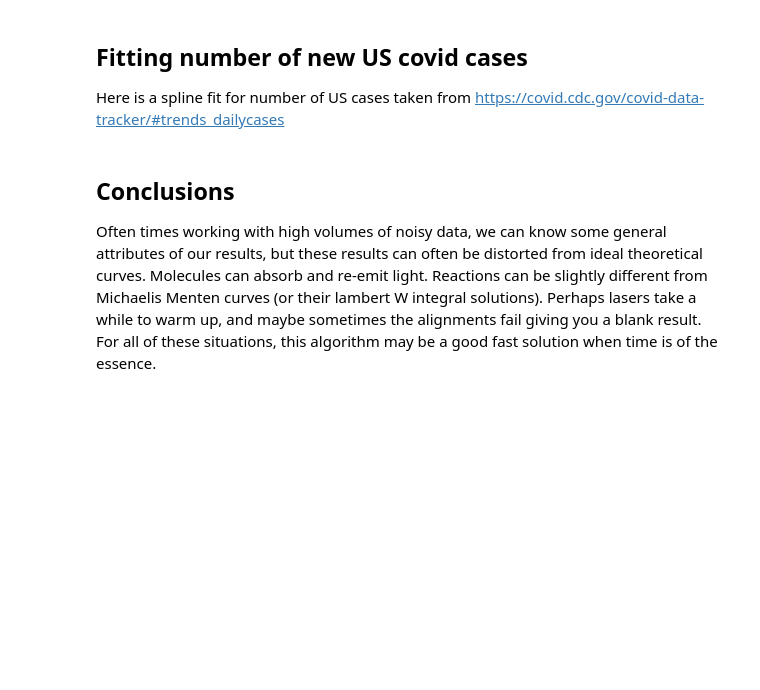
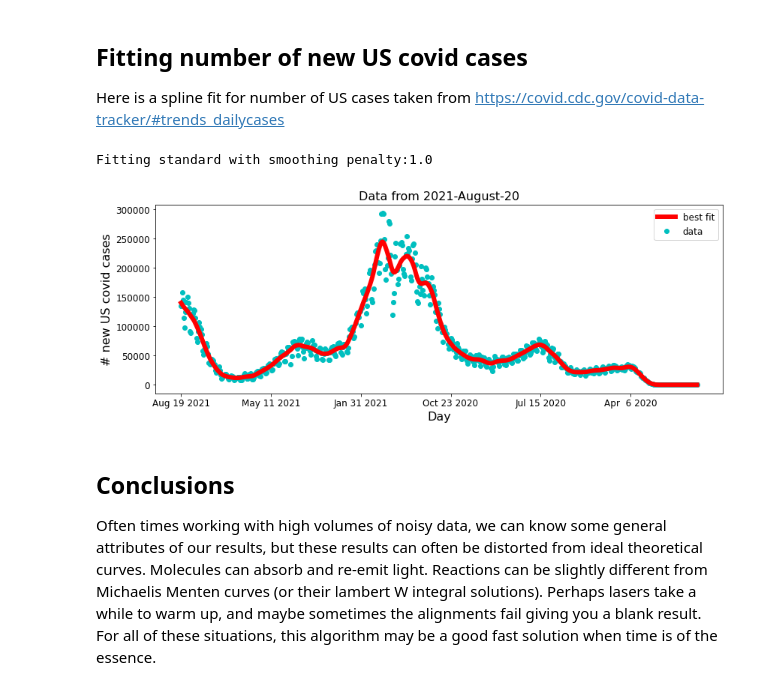
Before and after one commit to rhys-m-adams/Smooth-isotonic-convex-regressor, a Jupyter notebook: smooth_isotonic_regressor.ipynb, the cells around one changed output. Cells and saved outputs as stored; diff of their text form; code cells hidden in the pictures; blank space fills up the shorter version.

Commit message:
updated covid cases

```diff
--- a/smooth_isotonic_regressor.ipynb
+++ b/smooth_isotonic_regressor.ipynb
@@ -257,23 +270,29 @@ plt.close()
 
 Here is a spline fit for number of US cases taken from https://covid.cdc.gov/covid-data-tracker/#trends_dailycases
 # %%
-covid = pandas.read_csv('data_table_for_daily_case_trends__the_united_states.csv', header=2)
+covid = pandas.read_csv('data_table_for_daily_case_trends__the_united_states.csv', header=2).iloc[::-1]
 y = covid['New Cases'].values.flatten()
-x = np.arange(len(y))[::-1]
+x = np.arange(len(y))
 myf = isotonic_regressor(500, isotonic=0, convexity=0)
 BICs = myf.fit_alphas(x, y, alphas)
 
+x_time = covid['Date']
+x_time.index = x
 fig = plt.figure(figsize=(15,5))
 ax = fig.add_axes([0.2,0.2,0.7,0.7])
-ax.plot(x, myf.predict(x), label='best fit',c='r', lw=6)
-ax.scatter(x,y,s=140,c='c',label='data')
+ax.plot_date(x_time, myf.predict(x), label='best fit',c='r', lw=6, fmt='-', zorder=20)
+ax.plot_date(x_time,y,c='c',label='data')
 ax.set_title('Data from 2021-August-20')
+ax.set_xticks(np.arange(0,len(y),100))
 plt.legend()
 ax.set_xlabel('Day')
 ax.set_ylabel('# new US covid cases')
 plt.savefig('covid_demo.png')
 plt.show()
 plt.close()
+# %% [output]
+Fitting standard with smoothing penalty:1.0
+[figure, added]
 # %% [markdown]
 ## Conclusions
 
```
Also changed, not shown: parts of 6 cells of this notebook, 1 other file.
